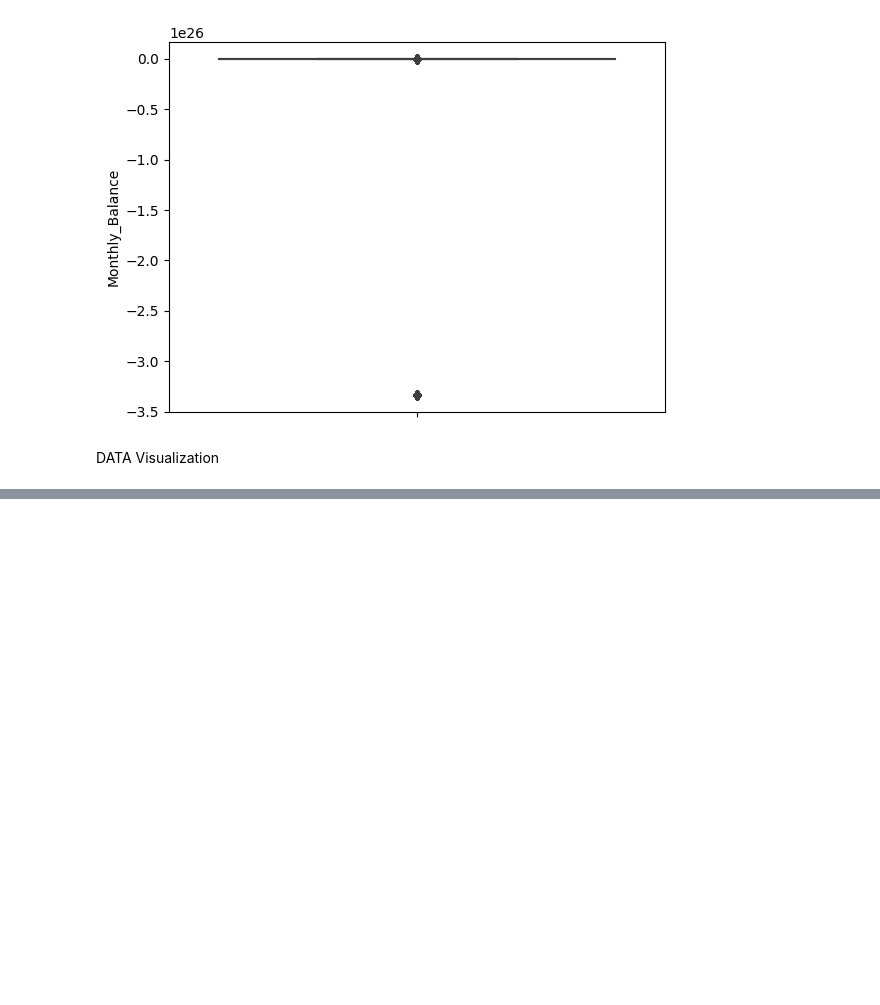
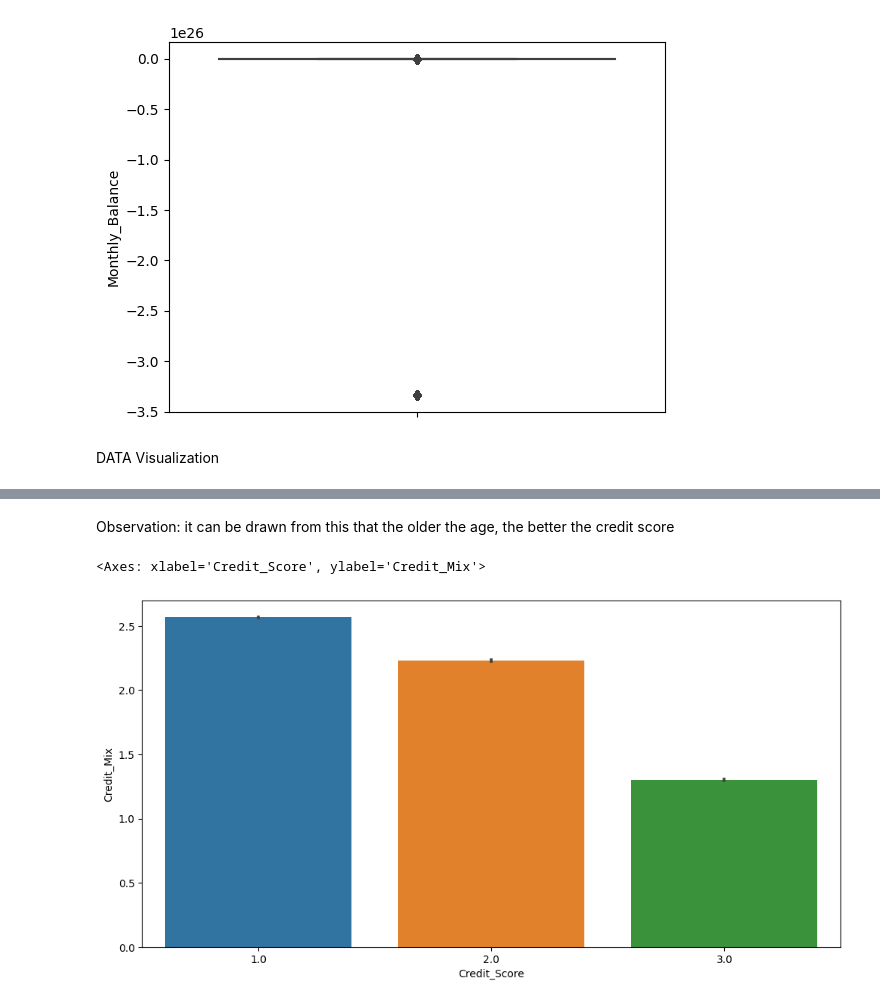
Before and after one commit to Neoman9/Credit_score_classification, a Jupyter notebook: research/E_D_A.ipynb, the cells around one changed output, grey strips where cells are left out. Drawn from its saved outputs; the diff is of its cells as text; code cells hidden in the pictures; blank space fills up the shorter version.

```diff
--- a/research/E_D_A.ipynb
+++ b/research/E_D_A.ipynb
@@ -904,0 +949,8 @@ df_train.shape
+# %% [markdown]
+Observation: it can be drawn from this that the older the age, the better the credit score
+# %%
+plt.rcParams['figure.figsize']= (12,6)
+sns.barplot(x='Credit_Score', y='Credit_Mix', data=df_train)
+# %% [output]
+<Axes: xlabel='Credit_Score', ylabel='Credit_Mix'>
+[figure, added]
```
Also changed, not shown: parts of 13 cells of this notebook.
